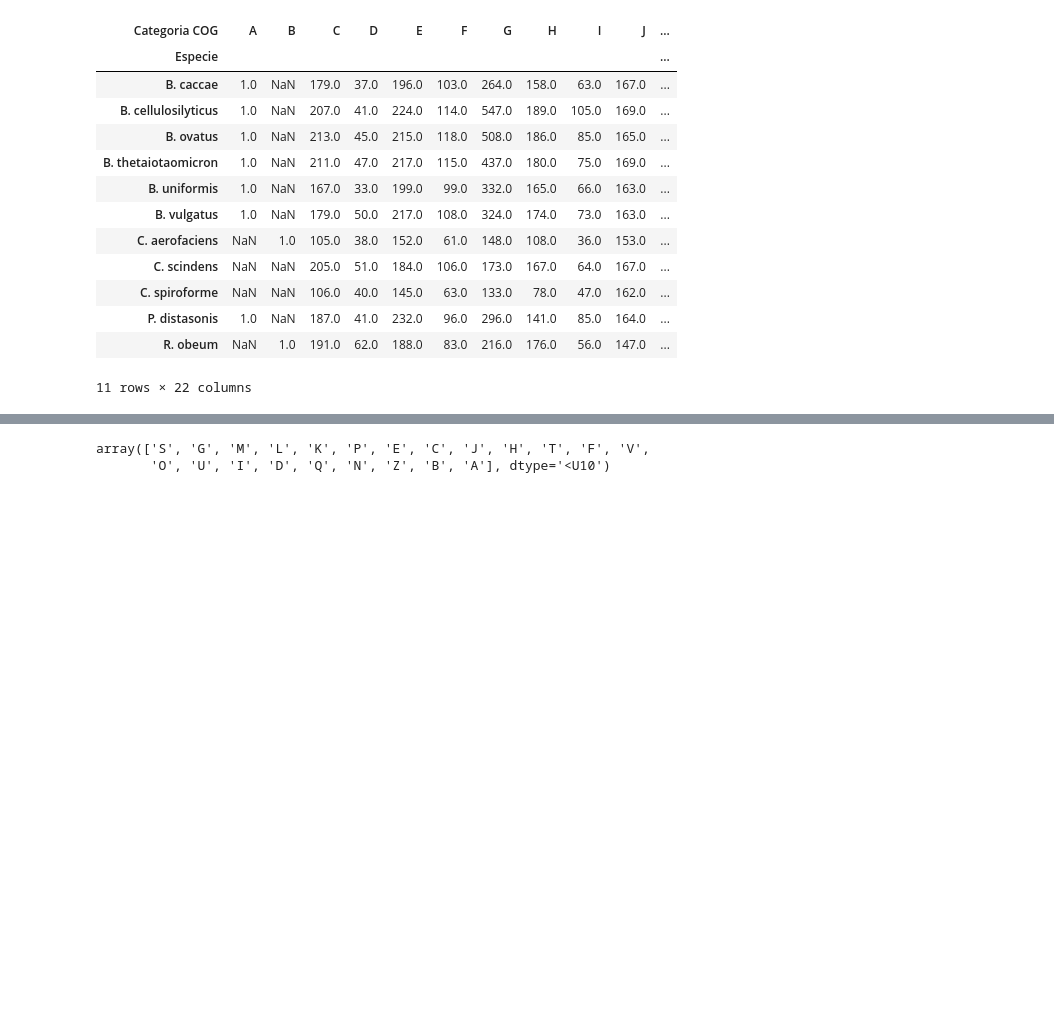
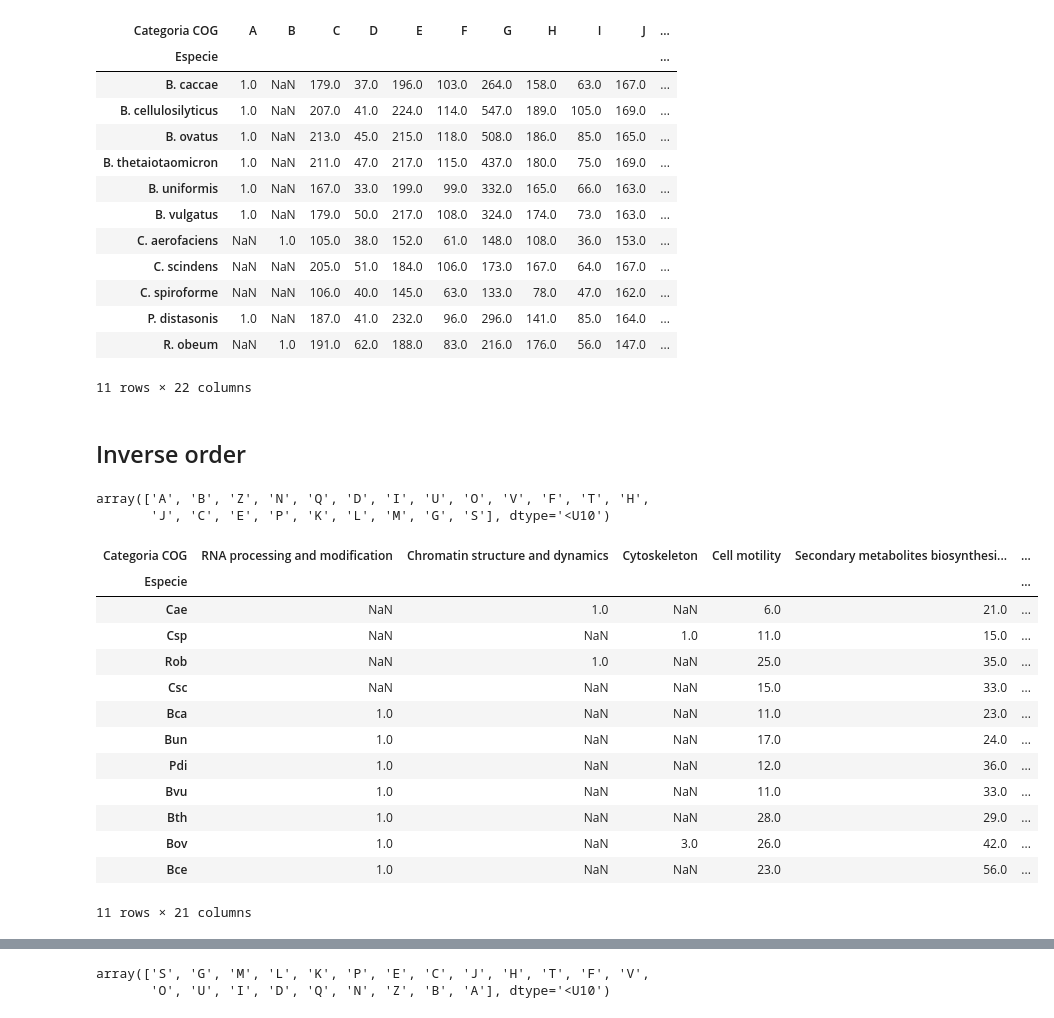
Before and after one commit to alejandrocs98/masters-thesis, a Jupyter notebook: metabolic-modeling/Annotation.ipynb, the cells around one changed output, grey strips where cells are left out. Drawn from its saved outputs; the diff is of its cells as text; code cells hidden in the pictures; blank space fills up the shorter version.

```diff
--- a/metabolic-modeling/Annotation.ipynb
+++ b/metabolic-modeling/Annotation.ipynb
@@ -169,3 +185,37 @@ cog = {'G':'Carbohydrate transport and metabolism',
        'A':'RNA processing and modification'
        # 'S':'Function unkown'
        }
+# %% [markdown]
+## Inverse order
+# %%
+vec = []
+for i in eggNOG_stacked.columns:
+    vec.append((i, eggNOG_stacked[i].mean()))
+vec = np.array(vec, dtype=[('COG', '<U10'), ('mean', float)])
+vec.sort(order='mean')
+vec = vec['COG']
+vec
+# %% [output]
+array(['A', 'B', 'Z', 'N', 'Q', 'D', 'I', 'U', 'O', 'V', 'F', 'T', 'H',
+       'J', 'C', 'E', 'P', 'K', 'L', 'M', 'G', 'S'], dtype='<U10')
+# %%
+eggNOG_stacked_sorted = eggNOG_stacked[vec].loc[['C. aerofaciens', 'C. spiroforme', 'R. obeum', 'C. scindens', 'B. caccae', 'B. uniformis', 'P. distasonis', 'B. vulgatus', 'B. thetaiotaomicron', 'B. ovatus', 'B. cellulosilyticus'],:]
+eggNOG_stacked_sorted.index = eggNOG_stacked_sorted.index.map(pretty_names_dir_)
+eggNOG_stacked_sorted.drop(columns=['S'], inplace=True)
+eggNOG_stacked_sorted.columns = eggNOG_stacked_sorted.columns.map(cog)
+eggNOG_stacked_sorted
+# %% [output]
+| Categoria COG | RNA processing and modification | Chromatin structure and dynamics | Cytoskeleton | Cell motility | Secondary metabolites biosynthesi... | ... |
+| Especie |  |  |  |  |  | ... |
+| Cae | NaN | 1.0 | NaN | 6.0 | 21.0 | ... |
+| Csp | NaN | NaN | 1.0 | 11.0 | 15.0 | ... |
+| Rob | NaN | 1.0 | NaN | 25.0 | 35.0 | ... |
+| Csc | NaN | NaN | NaN | 15.0 | 33.0 | ... |
+| Bca | 1.0 | NaN | NaN | 11.0 | 23.0 | ... |
+| Bun | 1.0 | NaN | NaN | 17.0 | 24.0 | ... |
+| Pdi | 1.0 | NaN | NaN | 12.0 | 36.0 | ... |
+| Bvu | 1.0 | NaN | NaN | 11.0 | 33.0 | ... |
+| Bth | 1.0 | NaN | NaN | 28.0 | 29.0 | ... |
+| Bov | 1.0 | NaN | 3.0 | 26.0 | 42.0 | ... |
+| Bce | 1.0 | NaN | NaN | 23.0 | 56.0 | ... |
+11 rows × 21 columns
```
Also changed, not shown: parts of 18 cells of this notebook.
